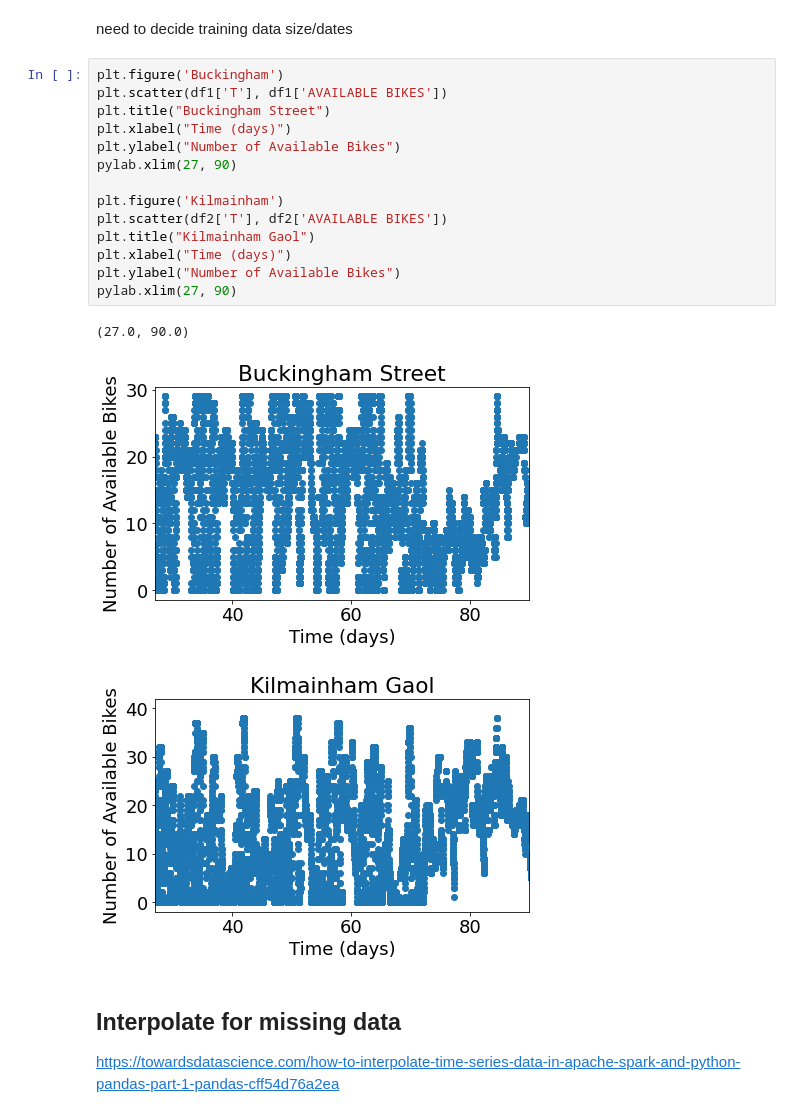
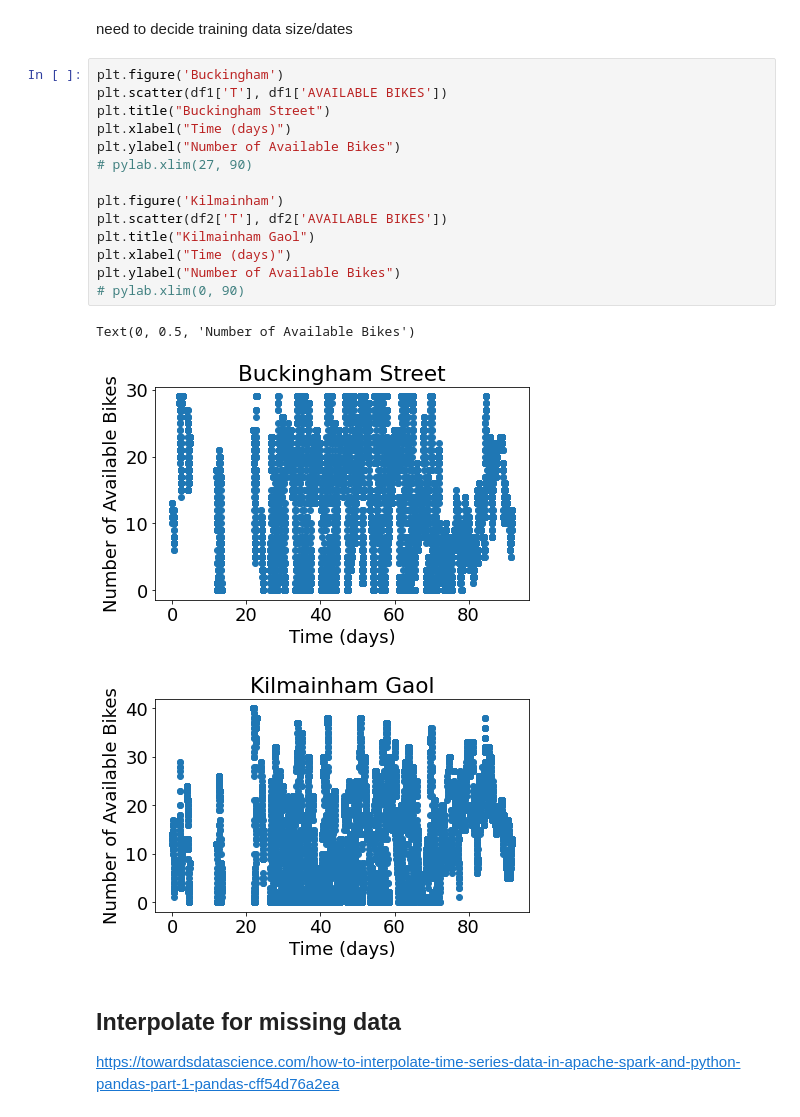
Before and after one commit to daltHub/Final-Assignment, a Jupyter notebook: feature_engineering.ipynb, the cells around one changed output. Drawn from its saved outputs; the diff is of its cells as text.

```diff
--- a/feature_engineering.ipynb
+++ b/feature_engineering.ipynb
@@ -64,21 +64,21 @@ need to decide training data size/dates
 # %%
 plt.figure('Buckingham')
 plt.scatter(df1['T'], df1['AVAILABLE BIKES'])
 plt.title("Buckingham Street")
 plt.xlabel("Time (days)")
 plt.ylabel("Number of Available Bikes")
-pylab.xlim(27, 90)
+# pylab.xlim(27, 90)
 
 plt.figure('Kilmainham')
 plt.scatter(df2['T'], df2['AVAILABLE BIKES'])
 plt.title("Kilmainham Gaol")
 plt.xlabel("Time (days)")
 plt.ylabel("Number of Available Bikes")
-pylab.xlim(27, 90)
+# pylab.xlim(0, 90)
 # %% [output]
-(27.0, 90.0)
+Text(0, 0.5, 'Number of Available Bikes')
-[figure, old version]
+[figure, new version]
-[figure, old version]
+[figure, new version]
 # %% [markdown]
 ## Interpolate for missing data
 https://towardsdatascience.com/how-to-interpolate-time-series-data-in-apache-spark-and-python-pandas-part-1-pandas-cff54d76a2ea
```
Also changed, not shown: 11 other files.
